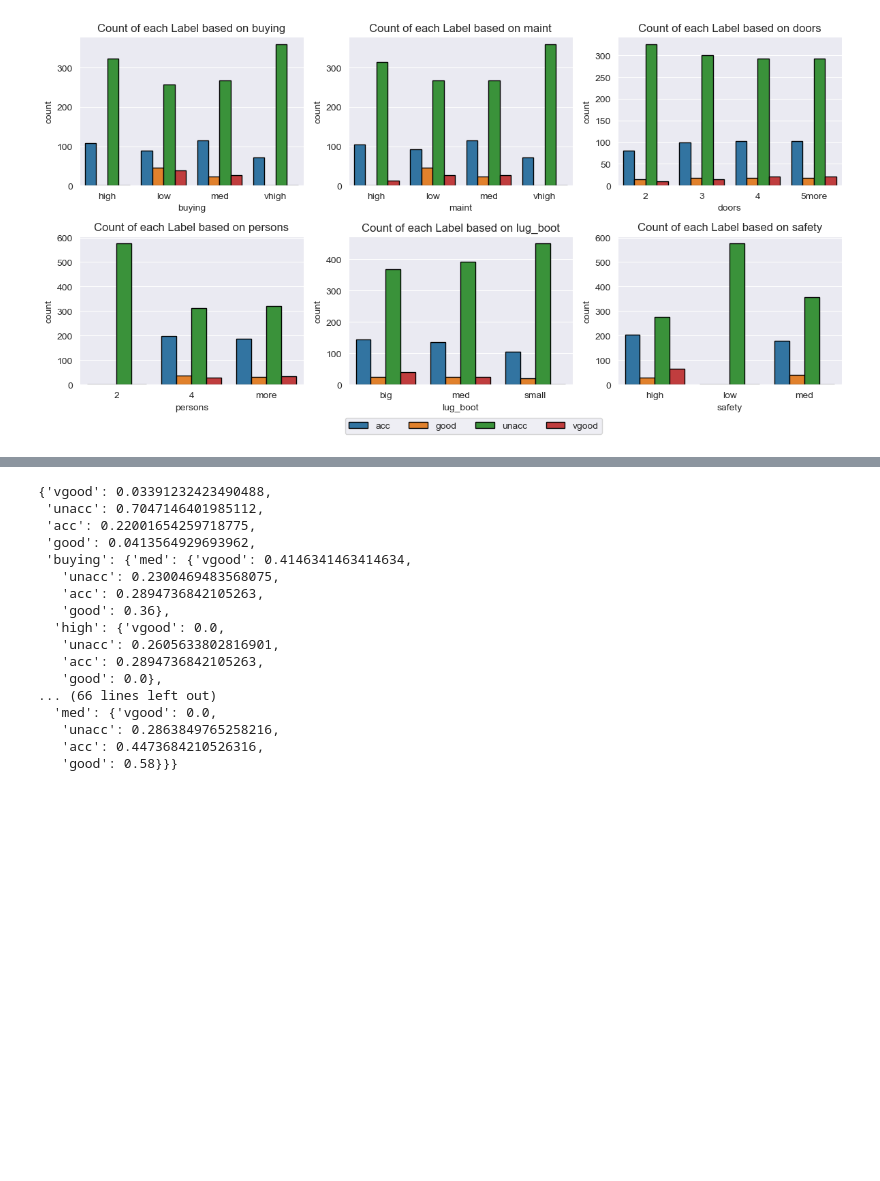
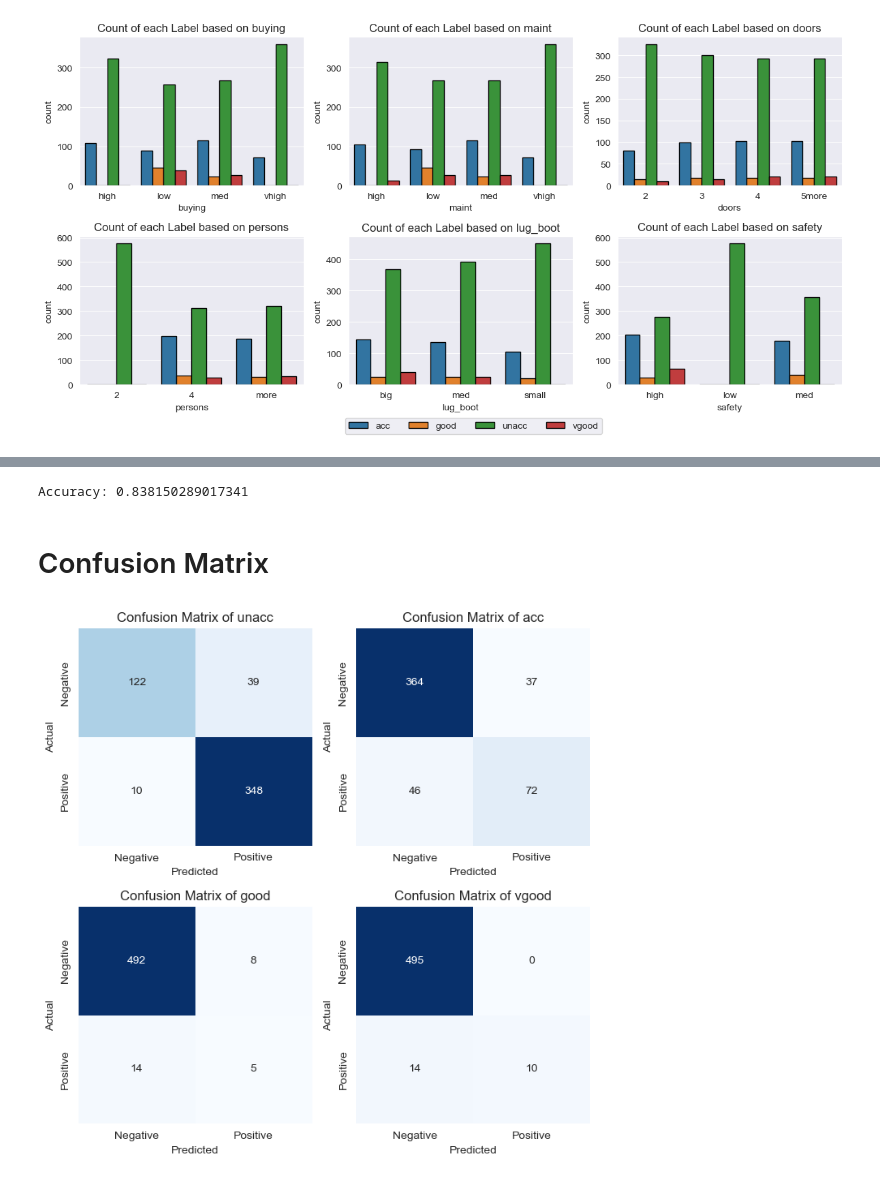
Before and after one commit to remunata/python-assignment, a Jupyter notebook: ML Task 1 (Car Evaluation)/Model Full.ipynb, the cells around one changed output, grey strips where cells are left out. Cells and saved outputs as stored; diff of their text form; code cells hidden in the pictures; blank space fills up the shorter version.

Commit message:
update full model for naive bayes

```diff
--- a/ML Task 1 (Car Evaluation)/Model Full.ipynb
+++ b/ML Task 1 (Car Evaluation)/Model Full.ipynb
@@ -109,11 +113,12 @@ class NaiveBayes:
     def train(self, train_data, label_column):
         self.model = {}
         self.label_column = label_column
+        self.labels = train_data[label_column].unique()
         features = train_data.drop(label_column, axis=1)
         self.feature_columns = features.columns
 
         # Calculate the labels probability
-        for label in train_data[label_column].unique():
+        for label in self.labels:
             label_count = train_data[train_data[label_column] == label][label_column].count()
             self.model[label] = label_count / train_data.shape[0]
 
@@ -129,26 +134,51 @@ class NaiveBayes:
                     category_bayes[label] = bayes
                 column_bayes[category] = category_bayes
             self.model[column] = column_bayes
+
+    def evaluate(self, validation_data):
+        true_labels = []
+        predictions = []
+        for i in validation_data.index:
+            pred = ''
+            likelihood = 0
+            row = validation_data.loc[i]
+            for label in self.labels:
+                bayes = self.model[label]
+                for column in self.feature_columns:
+                    bayes *= self.model[column][row[column]][label]
+                if bayes > likelihood:
+                    pred = label
+                    likelihood = bayes
+            true_labels.append(row[self.label_column])
+            predictions.append(pred)
+        return true_labels, predictions
 # %%
 model = NaiveBayes()
 model.train(train_data, 'label')
-# %%
-model.model
-# %% [output]
-{'vgood': 0.03391232423490488,
- 'unacc': 0.7047146401985112,
- 'acc': 0.22001654259718775,
- 'good': 0.0413564929693962,
- 'buying': {'med': {'vgood': 0.4146341463414634,
-   'unacc': 0.2300469483568075,
-   'acc': 0.2894736842105263,
-   'good': 0.36},
-  'high': {'vgood': 0.0,
-   'unacc': 0.2605633802816901,
-   'acc': 0.2894736842105263,
-   'good': 0.0},
-... (66 lines left out)
-  'med': {'vgood': 0.0,
-   'unacc': 0.2863849765258216,
-   'acc': 0.4473684210526316,
-   'good': 0.58}}}
+# %%
+true_labels, predictions = model.evaluate(test_data)
+accuracy = accuracy_score(true_labels, predictions)
+print(f"Accuracy: {accuracy}")
+# %% [output]
+Accuracy: 0.838150289017341
+# %% [markdown]
+# Confusion Matrix
+# %%
+labels = ['unacc', 'acc', 'good', 'vgood']
+cm = multilabel_confusion_matrix(true_labels, predictions, labels=labels)
+cm_labels = ['Negative', 'Positive']
+fig, axes = plt.subplots(2, 2, figsize=(7, 7))
+axes = axes.ravel()
+
+for i in range(4):
+    cm_df = pd.DataFrame(cm[i], index=cm_labels, columns=cm_labels)
+    sns.heatmap(cm_df, annot=True, cmap='Blues', ax=axes[i], cbar=False, fmt='d')
+    axes[i].set_xlabel('Predicted')
+    axes[i].set_ylabel('Actual')
+    title = "Confusion Matrix of " + labels[i]
+    axes[i].set_title(title)
+
+plt.tight_layout()
+plt.show()
+# %% [output]
+[figure, added]
```
Also changed, not shown: parts of 2 cells of this notebook.
